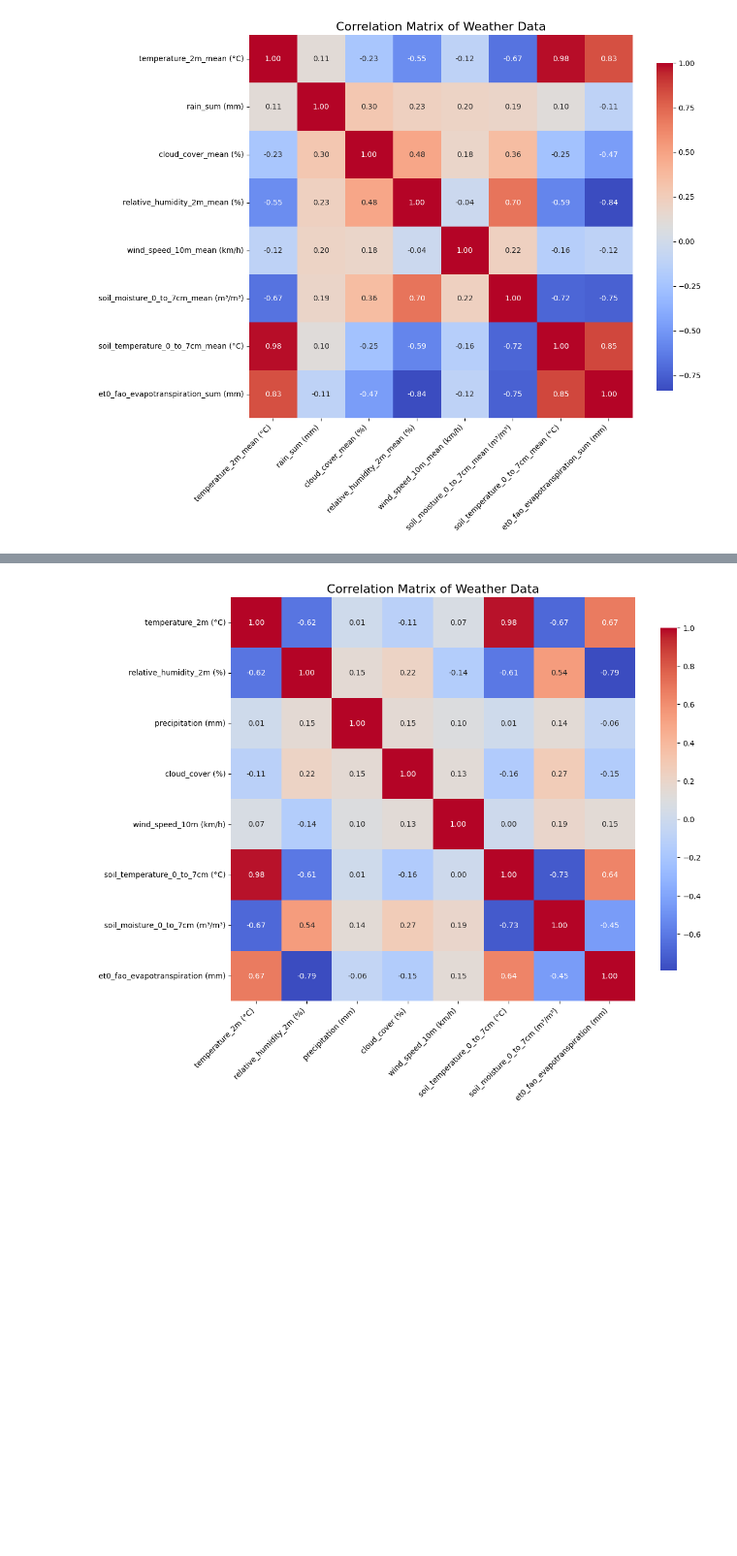
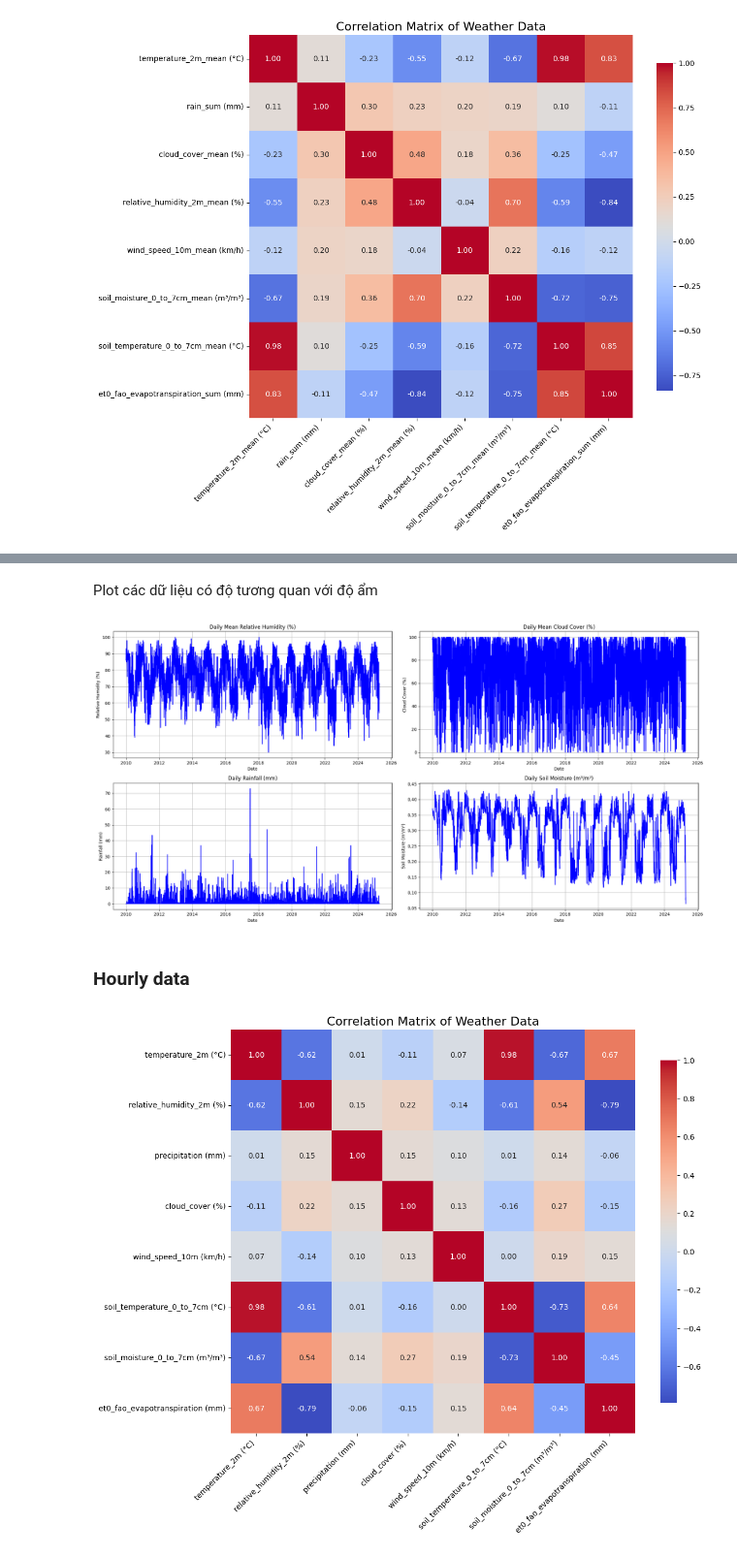
Before and after one commit to NamSeko/Weather_Prediction, a Jupyter notebook: src/data_processing.ipynb, the cells around one changed output, grey strips where cells are left out. Shown at 97% size. Drawn from its saved outputs; the diff is of its cells as text; code cells hidden in the pictures; blank space fills up the shorter version.

```diff
--- a/src/data_processing.ipynb
+++ b/src/data_processing.ipynb
@@ -100,3 +164,42 @@ plt.show()
+# %% [markdown]
+Plot các dữ liệu có độ tương quan với độ ẩm
+# %%
+plt.figure(figsize=(20, 10))
+
+plt.subplot(2, 2, 1)
+plt.plot(daily['relative_humidity_2m_mean (%)'], label='Relative Humidity (%)', color='blue')
+plt.title('Daily Mean Relative Humidity (%)')
+plt.xlabel('Date')
+plt.ylabel('Relative Humidity (%)')
+plt.grid()
+
+plt.subplot(2, 2, 2)
+plt.plot(daily['cloud_cover_mean (%)'], label='Cloud Cover (%)', color='blue')
+plt.title('Daily Mean Cloud Cover (%)')
+plt.xlabel('Date')
+plt.ylabel('Cloud Cover (%)')
+plt.grid()
+
+plt.subplot(2, 2, 3)
+plt.plot(daily['rain_sum (mm)'], label='Rainfall (mm)', color='blue')
+plt.title('Daily Rainfall (mm)')
+plt.xlabel('Date')
+plt.ylabel('Rainfall (mm)')
+plt.grid()
+
+plt.subplot(2, 2, 4)
+plt.plot(daily['soil_moisture_0_to_7cm_mean (m³/m³)'], label='Soil Moisture (m³/m³)', color='blue')
+plt.title('Daily Soil Moisture (m³/m³)')
+plt.xlabel('Date')
+plt.ylabel('Soil Moisture (m³/m³)')
+plt.grid()
+
+plt.tight_layout()
+plt.show()
+# %% [output]
+[figure, added]
+# %% [markdown]
+### Hourly data
 # %%
 corr_matrix_hourly = hourly.corr(method='pearson')
 
```
Also changed, not shown: parts of 6 cells of this notebook, 1 other file.
